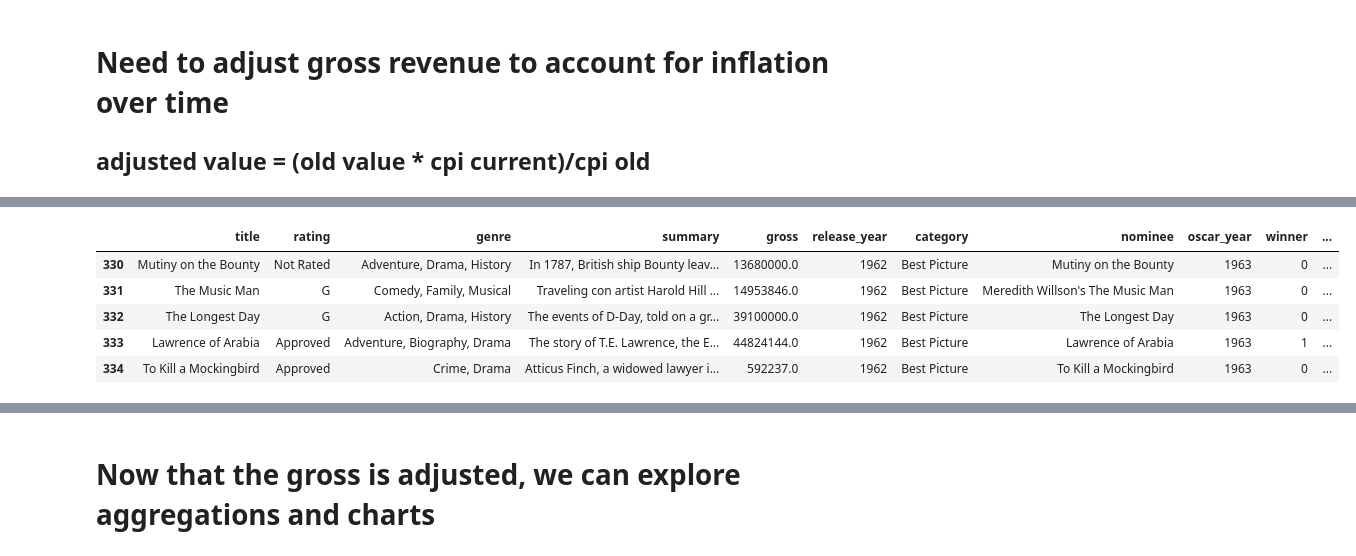
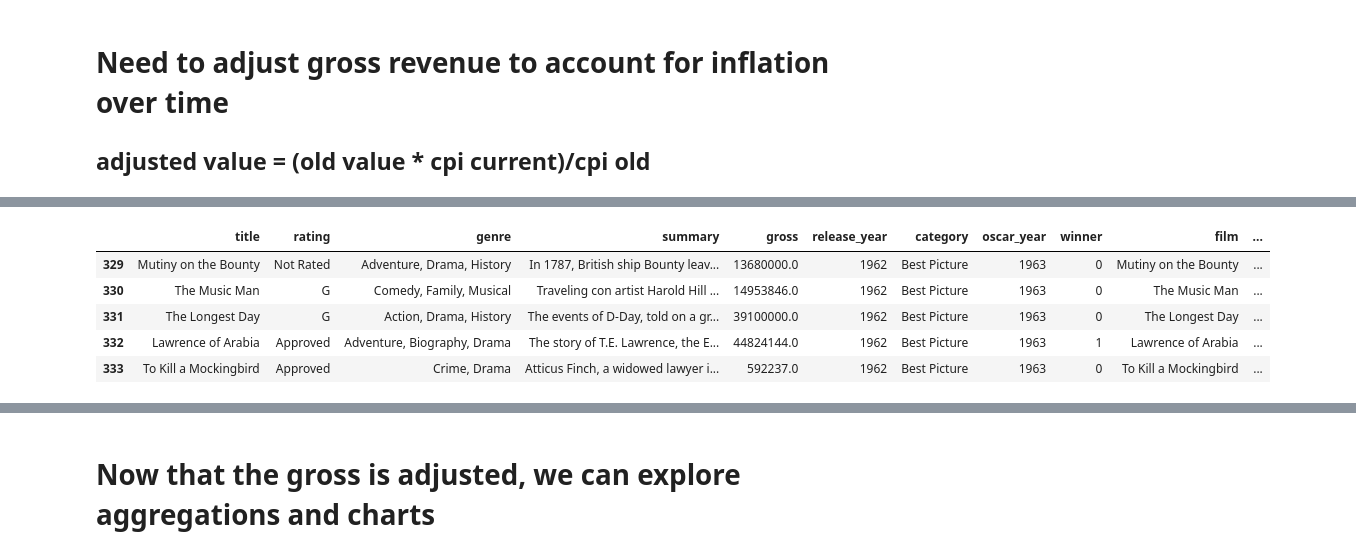
Before and after one commit to zoeteets/capstone, a Jupyter notebook: financial adjusted & explored.ipynb, the cells around one changed output, grey strips where cells are left out. Drawn from its saved outputs; the diff is of its cells as text; code cells hidden in the pictures.

```diff
--- a/financial adjusted & explored.ipynb
+++ b/financial adjusted & explored.ipynb
@@ -17,5 +17,6 @@ import seaborn as sns
 # %%
+#### NEED TO RE_RUN WITH ANNUAL CPI, NOT AVG for most accurate numbers
 #import CPI (Consumer Price Index for "all items" from US Bereau of Labor Statistics)
-cpi = pd.read_csv('avg_inflation_by_year.csv')
+cpi = pd.read_csv('annual_cpi.csv')
 cpi.head()
 # %% [output]
@@ -50,6 +51,6 @@ memory usage: 36.8+ KB
 # %%
 #join tables on year - Gross revenue is totalled in oscar year (not release year)
-normalized = pd.merge(bp_full_df, cpi, left_on= 'oscar_year', right_on ='Year', how='outer')
+adjusted = pd.merge(bp_full_df, cpi, left_on= 'oscar_year', right_on ='year', how='outer')
 
-normalized.head()
+adjusted.head()
 # %% [output]
@@ -62,11 +63,11 @@ normalized.head()
 # %%
 #give 2020 cpi a column for future calculations
-normalized['cpi_2020'] = 258.811167
-normalized.tail()
+adjusted['cpi_2020'] = 258.811
+adjusted.tail()
 # %% [output]
-|  | title | rating | genre | summary | gross | release_year | category | nominee | oscar_year | winner | ... |
-| 330 | Mutiny on the Bounty | Not Rated | Adventure, Drama, History | In 1787, British ship Bounty leav... | 13680000.0 | 1962 | Best Picture | Mutiny on the Bounty | 1963 | 0 | ... |
-| 331 | The Music Man | G | Comedy, Family, Musical | Traveling con artist Harold Hill ... | 14953846.0 | 1962 | Best Picture | Meredith Willson's The Music Man | 1963 | 0 | ... |
-| 332 | The Longest Day | G | Action, Drama, History | The events of D-Day, told on a gr... | 39100000.0 | 1962 | Best Picture | The Longest Day | 1963 | 0 | ... |
-| 333 | Lawrence of Arabia | Approved | Adventure, Biography, Drama | The story of T.E. Lawrence, the E... | 44824144.0 | 1962 | Best Picture | Lawrence of Arabia | 1963 | 1 | ... |
-| 334 | To Kill a Mockingbird | Approved | Crime, Drama | Atticus Finch, a widowed lawyer i... | 592237.0 | 1962 | Best Picture | To Kill a Mockingbird | 1963 | 0 | ... |
+|  | title | rating | genre | summary | gross | release_year | category | oscar_year | winner | film | ... |
+| 329 | Mutiny on the Bounty | Not Rated | Adventure, Drama, History | In 1787, British ship Bounty leav... | 13680000.0 | 1962 | Best Picture | 1963 | 0 | Mutiny on the Bounty | ... |
+| 330 | The Music Man | G | Comedy, Family, Musical | Traveling con artist Harold Hill ... | 14953846.0 | 1962 | Best Picture | 1963 | 0 | The Music Man | ... |
+| 331 | The Longest Day | G | Action, Drama, History | The events of D-Day, told on a gr... | 39100000.0 | 1962 | Best Picture | 1963 | 0 | The Longest Day | ... |
+| 332 | Lawrence of Arabia | Approved | Adventure, Biography, Drama | The story of T.E. Lawrence, the E... | 44824144.0 | 1962 | Best Picture | 1963 | 1 | Lawrence of Arabia | ... |
+| 333 | To Kill a Mockingbird | Approved | Crime, Drama | Atticus Finch, a widowed lawyer i... | 592237.0 | 1962 | Best Picture | 1963 | 0 | To Kill a Mockingbird | ... |
```
Also changed, not shown: parts of 51 cells of this notebook.
